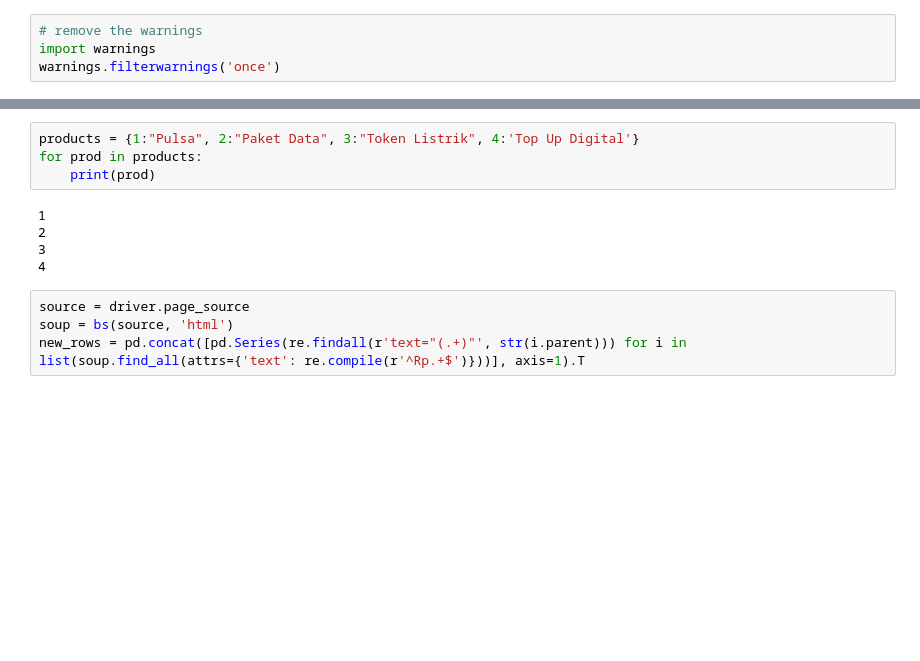
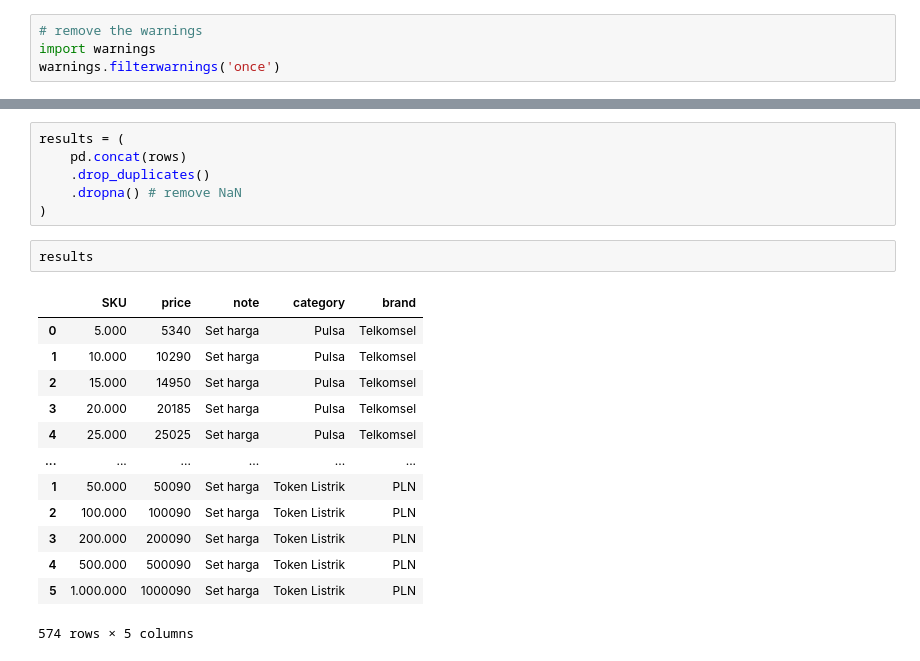
Before and after one commit to ryanisadBW/ds-edc, a Jupyter notebook: bukalapak_scrape.ipynb, the cells around one changed output, grey strips where cells are left out. Drawn from its saved outputs; the diff is of its cells as text; blank space fills up the shorter version.

```diff
--- a/bukalapak_scrape.ipynb
+++ b/bukalapak_scrape.ipynb
@@ -132,16 +143,25 @@ KeyboardInterrupt:
-# %%
-products = {1:"Pulsa", 2:"Paket Data", 3:"Token Listrik", 4:'Top Up Digital'}
-for prod in products:
-    print(prod)
-# %% [output]
-1
-2
-3
-4
-# %%
-source = driver.page_source
-soup = bs(source, 'html')
-new_rows = pd.concat([pd.Series(re.findall(r'text="(.+)"', str(i.parent))) for i in list(soup.find_all(attrs={'text': re.compile(r'^Rp.+$')}))], axis=1).T
+# %%
+results = (
+    pd.concat(rows)
+    .drop_duplicates()
+    .dropna() # remove NaN
+)
+# %%
+results
+# %% [output]
+|  | SKU | price | note | category | brand |
+| 0 | 5.000 | 5340 | Set harga | Pulsa | Telkomsel |
+| 1 | 10.000 | 10290 | Set harga | Pulsa | Telkomsel |
+| 2 | 15.000 | 14950 | Set harga | Pulsa | Telkomsel |
+| 3 | 20.000 | 20185 | Set harga | Pulsa | Telkomsel |
+| 4 | 25.000 | 25025 | Set harga | Pulsa | Telkomsel |
+| ... | ... | ... | ... | ... | ... |
+| 1 | 50.000 | 50090 | Set harga | Token Listrik | PLN |
+| 2 | 100.000 | 100090 | Set harga | Token Listrik | PLN |
+| 3 | 200.000 | 200090 | Set harga | Token Listrik | PLN |
+| 4 | 500.000 | 500090 | Set harga | Token Listrik | PLN |
+| 5 | 1.000.000 | 1000090 | Set harga | Token Listrik | PLN |
+574 rows × 5 columns
 # %%
 ### OLD CODE - REPLACED IN SEPT 14, 2023
 # # keeps clicking back until reach home screen
```
Also changed, not shown: parts of 3 cells of this notebook, 7 other files.
